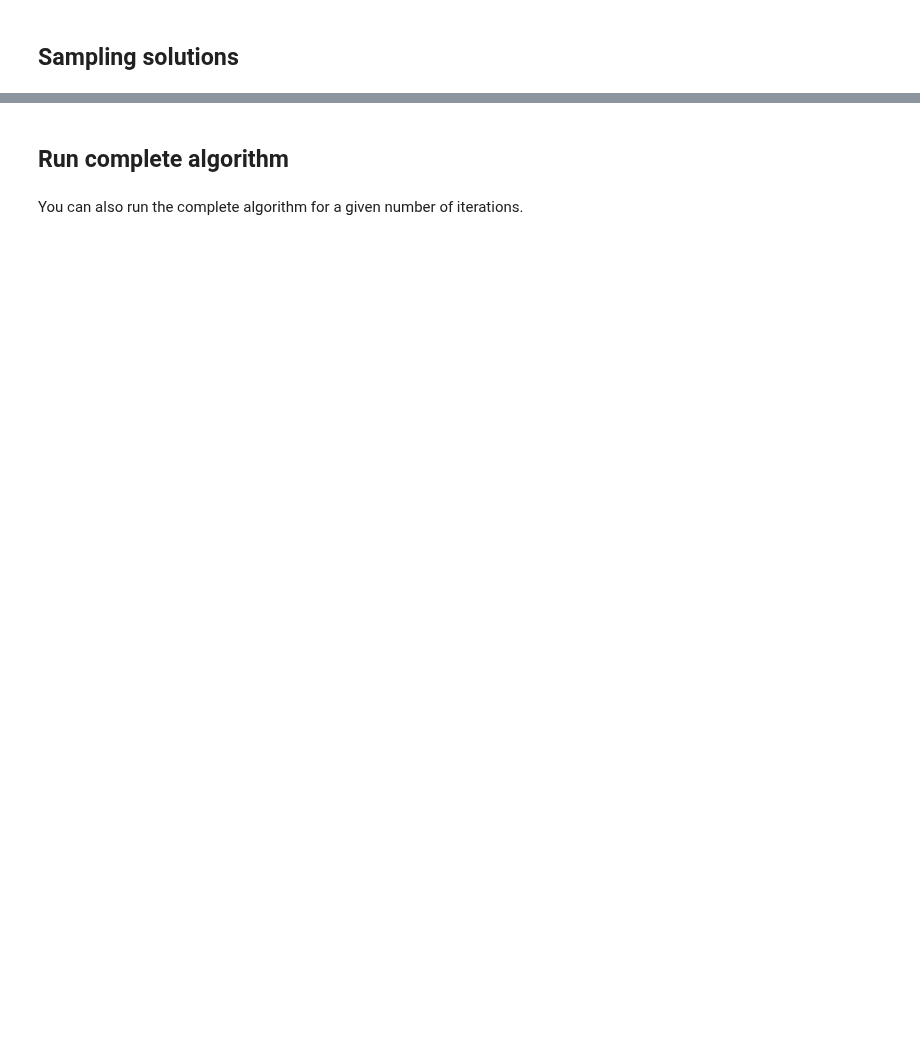
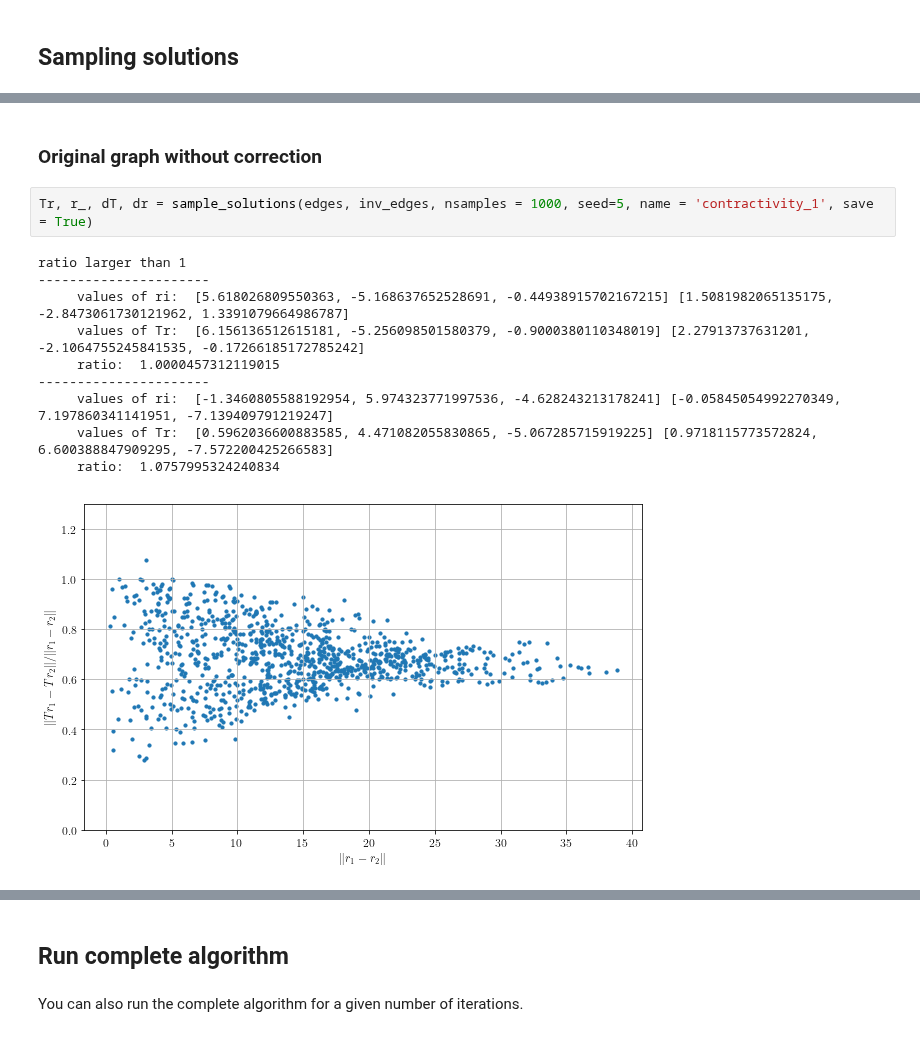
Before and after one commit to LucasFuentesValenzuela/ICU, a Jupyter notebook: fixed_point_methods/Contractivity analysis _ 3 nodes.ipynb, the cells around one changed output, grey strips where cells are left out. Drawn from its saved outputs; the diff is of its cells as text; blank space fills up the shorter version.

```diff
--- a/fixed_point_methods/Contractivity analysis _ 3 nodes.ipynb
+++ b/fixed_point_methods/Contractivity analysis _ 3 nodes.ipynb
@@ -145 +317,16 @@ You can play with
+# %% [markdown]
+### Original graph without correction
+# %%
+Tr, r_, dT, dr = sample_solutions(edges, inv_edges, nsamples = 1000, seed=5, name = 'contractivity_1', save = True)
+# %% [output]
+ratio larger than 1
+----------------------
+     values of ri:  [5.618026809550363, -5.168637652528691, -0.44938915702167215] [1.5081982065135175, -2.8473061730121962, 1.3391079664986787]
+     values of Tr:  [6.156136512615181, -5.256098501580379, -0.9000380110348019] [2.27913737631201, -2.1064755245841535, -0.17266185172785242]
+     ratio:  1.0000457312119015
+----------------------
+     values of ri:  [-1.3460805588192954, 5.974323771997536, -4.628243213178241] [-0.05845054992270349, 7.197860341141951, -7.139409791219247]
+     values of Tr:  [0.5962036600883585, 4.471082055830865, -5.067285715919225] [0.9718115773572824, 6.600388847909295, -7.572200425266583]
+     ratio:  1.0757995324240834
+[figure, added]
 # %%
```
Also changed, not shown: parts of 99 cells of this notebook, 8 other files.
